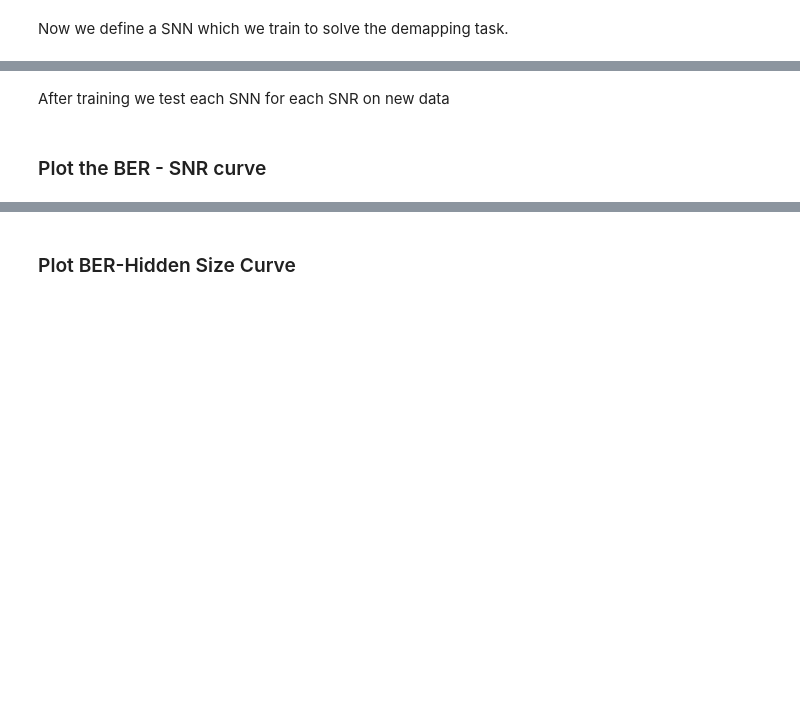
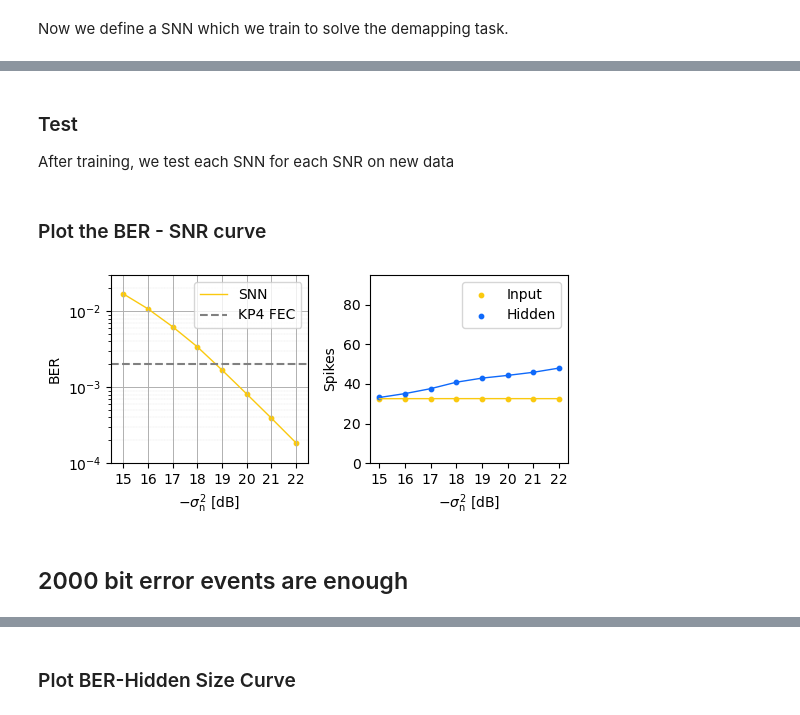
Before and after one commit to imdd-task/imdd-task, a Jupyter notebook: examples/LCD_Task.ipynb, the cells around one changed output, grey strips where cells are left out. Drawn from its saved outputs; the diff is of its cells as text; code cells hidden in the pictures; blank space fills up the shorter version.

```diff
--- a/examples/LCD_Task.ipynb
+++ b/examples/LCD_Task.ipynb
@@ -203 +371,7 @@ class SNNDemapper(torch.nn.Module):
+# %%
+# We create folder to save the models and training data at
+data_dir = Path("../example_results/LCD/snr")
+data_dir.mkdir(exist_ok=True, parents=True)
+model_dir = data_dir / "models"
+model_dir.mkdir(exist_ok=True, parents=True)
 # %% [markdown]
@@ -384,5 +453,7 @@ for i, snr in enumerate(snrs):
     # Save data at each SNR in case we interrupt training
     np.save(data_dir / "val_bers.npy", val_datas)
 # %% [markdown]
-After training we test each SNN for each SNR on new data
+### Test
+
+After training, we test each SNN for each SNR on new data
 # %%
@@ -442,35 +485,37 @@ for s, snr in enumerate(snrs[1:]):
 # %% [markdown]
 ### Plot the BER - SNR curve
 # %%
-data = np.load("../results/snr/test_bers.npy")
-
-color = ["#FAC90F", "#FA8D0F", "#0F69FA", "#7A6F45"]
+data = np.load("../example_results/LCD/snr/test_bers.npy")
 
 fig, axs = plt.subplots(ncols=2, figsize=(5.5, 2.7))
 
 axs[0].set_ylabel("BER")
 axs[0].set_xlabel("$-\sigma^2_\mathrm{n}$ [dB]")
 axs[0].set_yscale("log")
 axs[0].set_ylim(1e-4, 3e-2)
 axs[0].set_xlim(14.5, 22.5)
 axs[0].grid(which="minor", lw=0.2, ls=":")
 axs[0].grid(which="major", lw=0.7)
 axs[0].set_xticks(data[:, 0])
 axs[0].set_yticks([1e-4, 1e-3, 1e-2])
 axs[0].plot(data[:, 0], data[:, 1], lw=1, color=color[0], label=r"SNN")
 axs[0].scatter(data[:, 0], data[:, 1], color=color[0], s=10)
 axs[0].hlines(2e-3, 14.5, 22.5, color="grey", ls="--", label="KP4 FEC")
 axs[0].legend()
 
 axs[1].set_ylabel("Spikes")
 axs[1].set_xlabel("$-\sigma^2_\mathrm{n}$ [dB]")
 axs[1].set_xticks(data[:, 0])
 axs[1].set_ylim(0, 95)
 axs[1].plot(data[:, 0], data[:, 3], lw=1, color=color[0])
 axs[1].scatter(data[:, 0], data[:, 3], color=color[0], s=10, label="Input")
 axs[1].plot(data[:, 0], data[:, 4], lw=1, color=color[2])
 axs[1].scatter(data[:, 0], data[:, 4], color=color[2], s=10, label="Hidden")
 axs[1].legend()
 
 plt.tight_layout()
-plt.savefig("../results/snr/ber_snr.png")
+plt.savefig(data_dir / "ber_snr.png")
+# %% [output]
+[figure, added]
+# %% [markdown]
+## 2000 bit error events are enough
```
Also changed, not shown: parts of 36 cells of this notebook, 2 other files.
